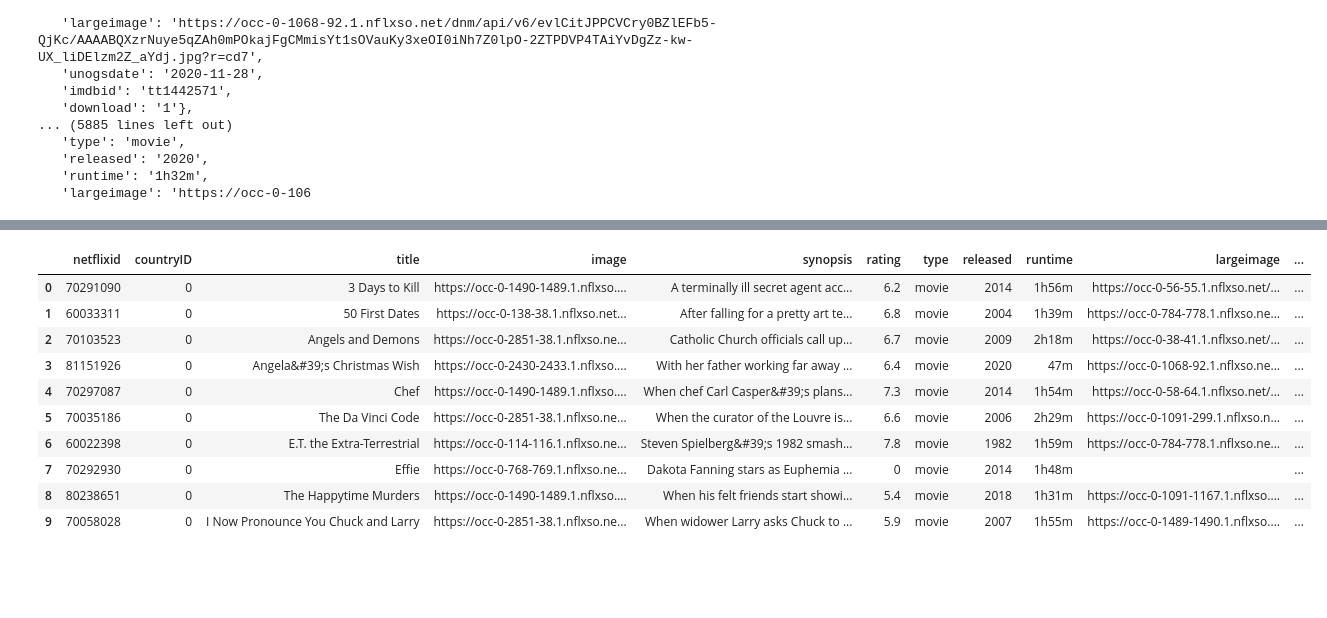
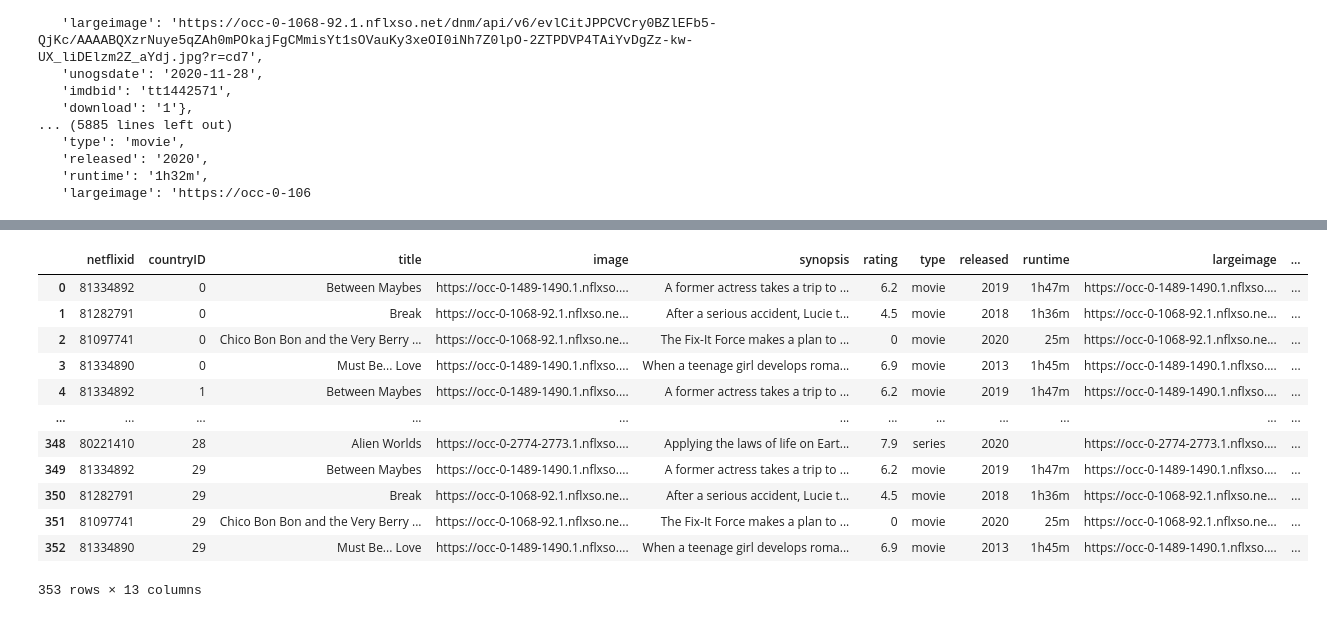
Before and after one commit to berlyflores-98/Project-2, a Jupyter notebook: API_Call.ipynb, the cells around one changed output, grey strips where cells are left out. Saved outputs shown, nothing was run; the diff lists cells and outputs as text; code cells hidden in the pictures; blank space fills up the shorter version.

```diff
--- a/API_Call.ipynb
+++ b/API_Call.ipynb
@@ -175,16 +177,18 @@ latest_release_df = pd.DataFrame({"netflixid": netflixid_list,
                                   "download": download_list
                                  })
 # %%
-latest_release_df.head(10)
+latest_release_df
 # %% [output]
 |  | netflixid | countryID | title | image | synopsis | rating | type | released | runtime | largeimage | ... |
-| 0 | 70291090 | 0 | 3 Days to Kill | https://occ-0-1490-1489.1.nflxso.... | A terminally ill secret agent acc... | 6.2 | movie | 2014 | 1h56m | https://occ-0-56-55.1.nflxso.net/... | ... |
-| 1 | 60033311 | 0 | 50 First Dates | https://occ-0-138-38.1.nflxso.net... | After falling for a pretty art te... | 6.8 | movie | 2004 | 1h39m | https://occ-0-784-778.1.nflxso.ne... | ... |
-| 2 | 70103523 | 0 | Angels and Demons | https://occ-0-2851-38.1.nflxso.ne... | Catholic Church officials call up... | 6.7 | movie | 2009 | 2h18m | https://occ-0-38-41.1.nflxso.net/... | ... |
-| 3 | 81151926 | 0 | Angela&#39;s Christmas Wish | https://occ-0-2430-2433.1.nflxso.... | With her father working far away ... | 6.4 | movie | 2020 | 47m | https://occ-0-1068-92.1.nflxso.ne... | ... |
-| 4 | 70297087 | 0 | Chef | https://occ-0-1490-1489.1.nflxso.... | When chef Carl Casper&#39;s plans... | 7.3 | movie | 2014 | 1h54m | https://occ-0-58-64.1.nflxso.net/... | ... |
-| 5 | 70035186 | 0 | The Da Vinci Code | https://occ-0-2851-38.1.nflxso.ne... | When the curator of the Louvre is... | 6.6 | movie | 2006 | 2h29m | https://occ-0-1091-299.1.nflxso.n... | ... |
-| 6 | 60022398 | 0 | E.T. the Extra-Terrestrial | https://occ-0-114-116.1.nflxso.ne... | Steven Spielberg&#39;s 1982 smash... | 7.8 | movie | 1982 | 1h59m | https://occ-0-784-778.1.nflxso.ne... | ... |
-| 7 | 70292930 | 0 | Effie | https://occ-0-768-769.1.nflxso.ne... | Dakota Fanning stars as Euphemia ... | 0 | movie | 2014 | 1h48m |  | ... |
-| 8 | 80238651 | 0 | The Happytime Murders | https://occ-0-1490-1489.1.nflxso.... | When his felt friends start showi... | 5.4 | movie | 2018 | 1h31m | https://occ-0-1091-1167.1.nflxso.... | ... |
-| 9 | 70058028 | 0 | I Now Pronounce You Chuck and Larry | https://occ-0-2851-38.1.nflxso.ne... | When widower Larry asks Chuck to ... | 5.9 | movie | 2007 | 1h55m | https://occ-0-1489-1490.1.nflxso.... | ... |
+| 0 | 81334892 | 0 | Between Maybes | https://occ-0-1489-1490.1.nflxso.... | A former actress takes a trip to ... | 6.2 | movie | 2019 | 1h47m | https://occ-0-1489-1490.1.nflxso.... | ... |
+| 1 | 81282791 | 0 | Break | https://occ-0-1068-92.1.nflxso.ne... | After a serious accident, Lucie t... | 4.5 | movie | 2018 | 1h36m | https://occ-0-1068-92.1.nflxso.ne... | ... |
+| 2 | 81097741 | 0 | Chico Bon Bon and the Very Berry ... | https://occ-0-1068-92.1.nflxso.ne... | The Fix-It Force makes a plan to ... | 0 | movie | 2020 | 25m | https://occ-0-1068-92.1.nflxso.ne... | ... |
+| 3 | 81334890 | 0 | Must Be... Love | https://occ-0-1489-1490.1.nflxso.... | When a teenage girl develops roma... | 6.9 | movie | 2013 | 1h45m | https://occ-0-1489-1490.1.nflxso.... | ... |
+| 4 | 81334892 | 1 | Between Maybes | https://occ-0-1489-1490.1.nflxso.... | A former actress takes a trip to ... | 6.2 | movie | 2019 | 1h47m | https://occ-0-1489-1490.1.nflxso.... | ... |
+| ... | ... | ... | ... | ... | ... | ... | ... | ... | ... | ... | ... |
+| 348 | 80221410 | 28 | Alien Worlds | https://occ-0-2774-2773.1.nflxso.... | Applying the laws of life on Eart... | 7.9 | series | 2020 |  | https://occ-0-2774-2773.1.nflxso.... | ... |
+| 349 | 81334892 | 29 | Between Maybes | https://occ-0-1489-1490.1.nflxso.... | A former actress takes a trip to ... | 6.2 | movie | 2019 | 1h47m | https://occ-0-1489-1490.1.nflxso.... | ... |
+| 350 | 81282791 | 29 | Break | https://occ-0-1068-92.1.nflxso.ne... | After a serious accident, Lucie t... | 4.5 | movie | 2018 | 1h36m | https://occ-0-1068-92.1.nflxso.ne... | ... |
+| 351 | 81097741 | 29 | Chico Bon Bon and the Very Berry ... | https://occ-0-1068-92.1.nflxso.ne... | The Fix-It Force makes a plan to ... | 0 | movie | 2020 | 25m | https://occ-0-1068-92.1.nflxso.ne... | ... |
+| 352 | 81334890 | 29 | Must Be... Love | https://occ-0-1489-1490.1.nflxso.... | When a teenage girl develops roma... | 6.9 | movie | 2013 | 1h45m | https://occ-0-1489-1490.1.nflxso.... | ... |
+353 rows × 13 columns
```
Also changed, not shown: parts of 9 cells of this notebook, 1 other file.
